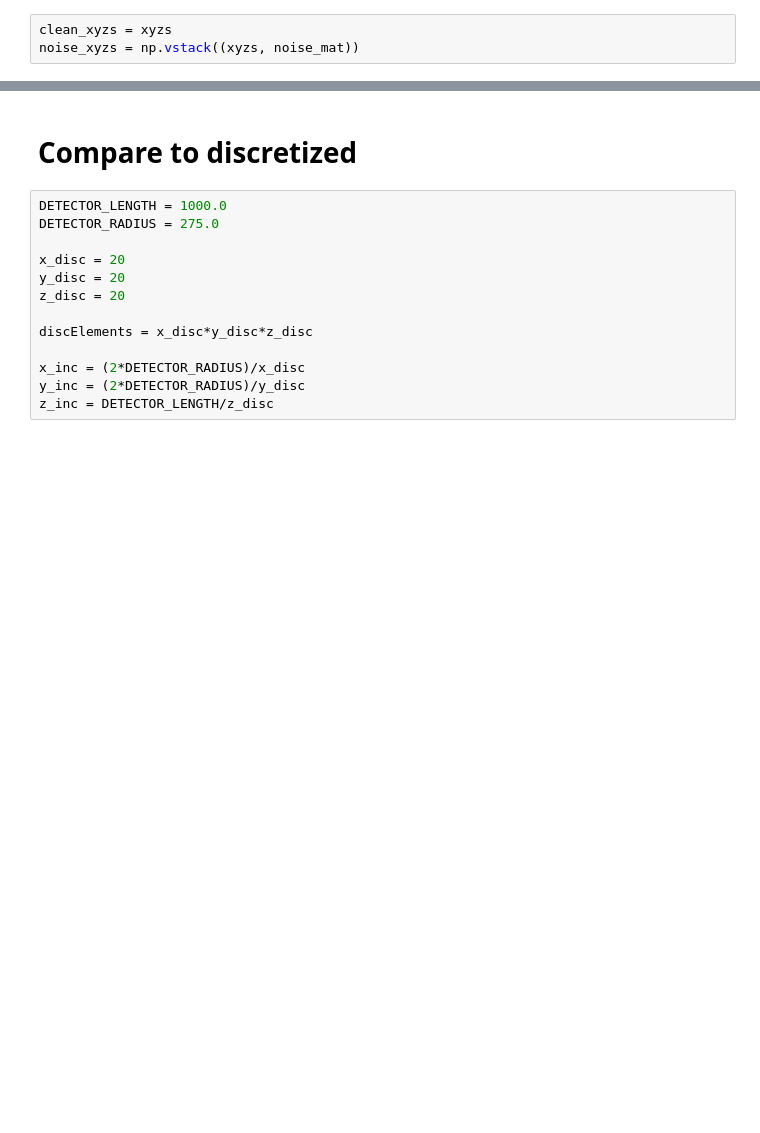
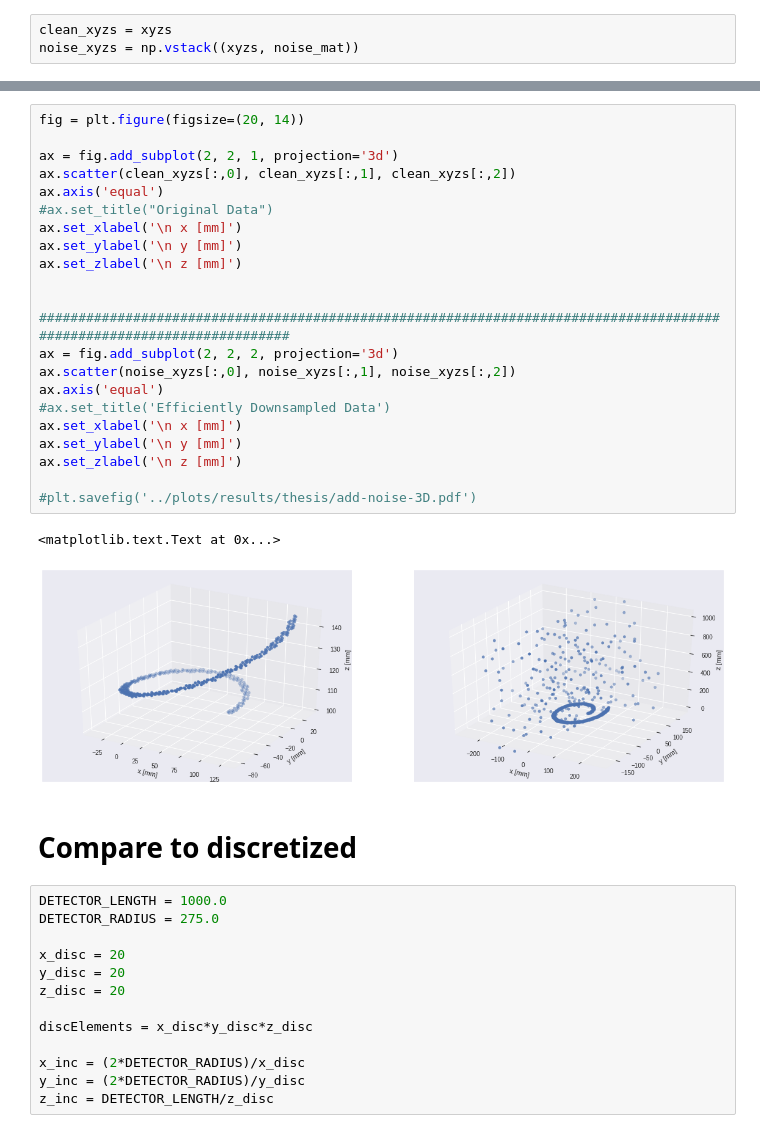
Before and after one commit to jtaylorz/attpc-event-classification, a Jupyter notebook: jupyter-notebooks/AddNoise.ipynb, the cells around one changed output, grey strips where cells are left out. Drawn from its saved outputs; the diff is of its cells as text; blank space fills up the shorter version.

```diff
--- a/jupyter-notebooks/AddNoise.ipynb
+++ b/jupyter-notebooks/AddNoise.ipynb
@@ -219,3 +191,28 @@ ax[1].set_title('Simulated Event with Random Noise')
+# %%
+fig = plt.figure(figsize=(20, 14))
+
+ax = fig.add_subplot(2, 2, 1, projection='3d')
+ax.scatter(clean_xyzs[:,0], clean_xyzs[:,1], clean_xyzs[:,2])
+ax.axis('equal')
+#ax.set_title("Original Data")
+ax.set_xlabel('\n x [mm]')
+ax.set_ylabel('\n y [mm]')
+ax.set_zlabel('\n z [mm]')
+
+
+#######################################################################################################################
+ax = fig.add_subplot(2, 2, 2, projection='3d')
+ax.scatter(noise_xyzs[:,0], noise_xyzs[:,1], noise_xyzs[:,2])
+ax.axis('equal')
+#ax.set_title('Efficiently Downsampled Data')
+ax.set_xlabel('\n x [mm]')
+ax.set_ylabel('\n y [mm]')
+ax.set_zlabel('\n z [mm]')
+
+#plt.savefig('../plots/results/thesis/add-noise-3D.pdf')
+# %% [output]
+<matplotlib.text.Text at 0x...>
+[figure, added]
 # %% [markdown]
 # Compare to discretized
 # %%
```
Also changed, not shown: parts of 17 cells of this notebook, 14 other files.
